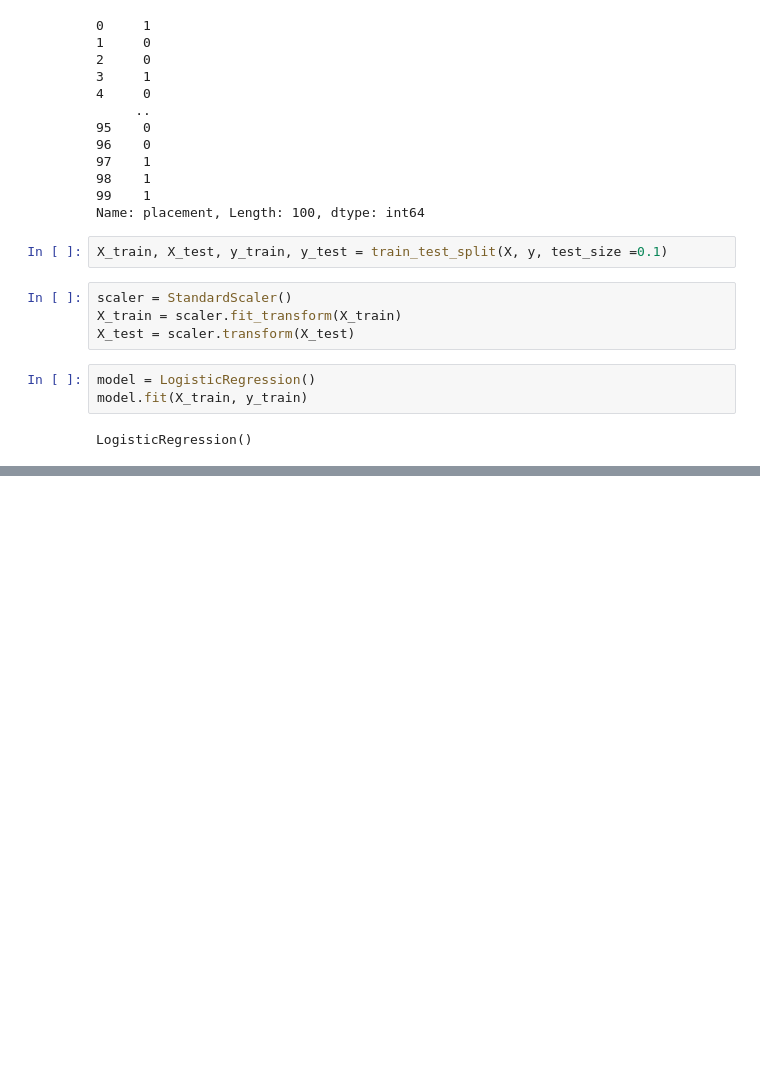
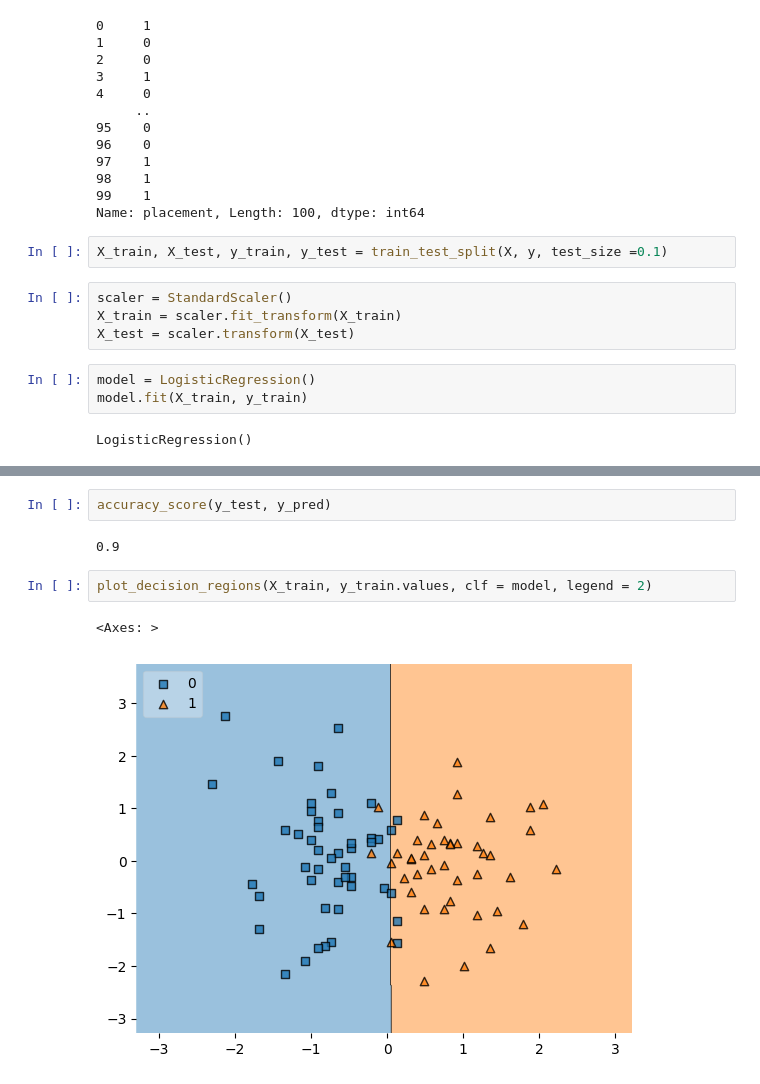
Before and after one commit to amandeep-singh28/100-Days-of-Machine-Learning---CampusX, a Jupyter notebook: 01_EndToEndToyProject/01.ipynb, the cells around one changed output, grey strips where cells are left out. Cells and saved outputs as stored; diff of their text form; blank space fills up the shorter version.

Commit message:
Plotted decision boundary using mlxtend library

```diff
--- a/01_EndToEndToyProject/01.ipynb
+++ b/01_EndToEndToyProject/01.ipynb
@@ -90,0 +93,9 @@ array([0, 1, 0, 1, 0, 0, 0, 0, 1, 1])
+# %%
+accuracy_score(y_test, y_pred)
+# %% [output]
+0.9
+# %%
+plot_decision_regions(X_train, y_train.values, clf = model, legend = 2)
+# %% [output]
+<Axes: >
+[figure, added]
```
Also changed, not shown: parts of 2 cells of this notebook.
